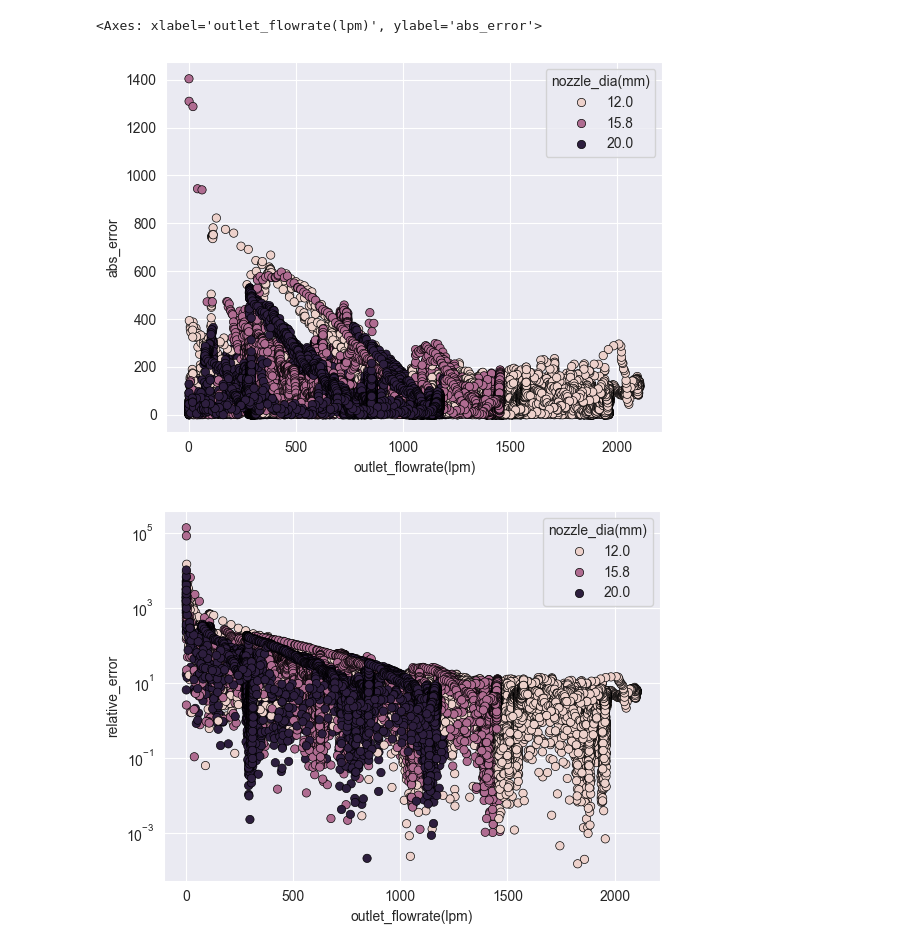
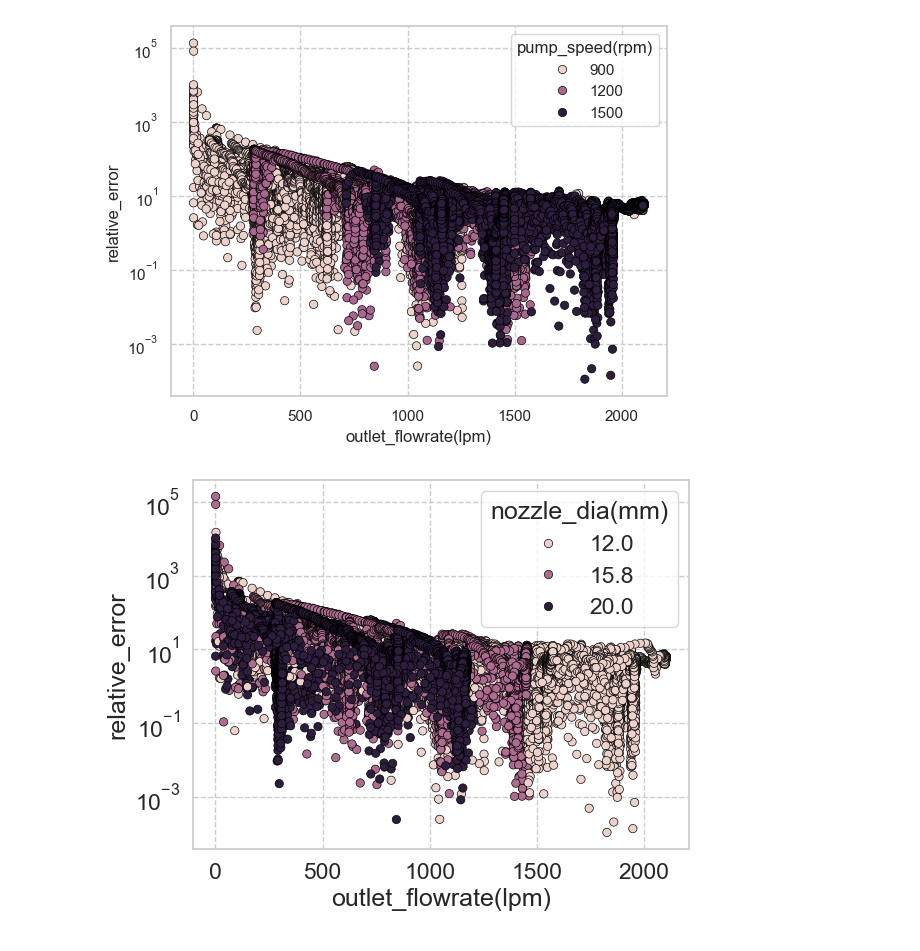
Before and after one commit to jinbeomjeong/estimate_venturi_pump_flow, a Jupyter notebook: analysis_lstm_model.ipynb, the cells around one changed output. Cells and saved outputs as stored; diff of their text form; code cells hidden in the pictures.

```diff
--- a/analysis_lstm_model.ipynb
+++ b/analysis_lstm_model.ipynb
@@ -90,0 +150,7 @@ sns.heatmap(val_data_2.corr(), annot=True, fmt='.2f')
+# %%
+sns.set(font_scale=1.0)
+sns.set_style("whitegrid", {'grid.linestyle': '--'})
+
+sns.boxplot(data=pump_speed_df, x='pump_speed(rpm)', y='relative_error')
+
+plt.yscale('log')
@@ -90,0 +159,7 @@ sns.heatmap(val_data_2.corr(), annot=True, fmt='.2f')
+# %%
+sns.set(font_scale=1.0)
+sns.set_style("whitegrid", {'grid.linestyle': '--'})
+
+sns.boxplot(data=val_data_slice, x='nozzle_dia(mm)', y='relative_error')
+
+plt.yscale('log')
@@ -90,0 +168,7 @@ sns.heatmap(val_data_2.corr(), annot=True, fmt='.2f')
+# %%
+sns.set(font_scale=1.0)
+sns.set_style("whitegrid", {'grid.linestyle': '--'})
+
+sns.boxplot(data=val_data_slice, x='nozzle_len(mm)', y='relative_error')
+
+plt.yscale('log')
@@ -90,0 +177,7 @@ sns.heatmap(val_data_2.corr(), annot=True, fmt='.2f')
+# %%
+sns.set(font_scale=1.0)
+sns.set_style("whitegrid", {'grid.linestyle': '--'})
+
+sns.boxplot(data=val_data_slice, x='venturi_dist(mm)', y='relative_error')
+
+plt.yscale('log')
@@ -91,10 +186,18 @@ sns.heatmap(val_data_2.corr(), annot=True, fmt='.2f')
 # %%
-sns.scatterplot(data=val_data_2, x='outlet_flowrate(lpm)', y='abs_error', hue='nozzle_dia(mm)', edgecolor='black')
+sns.set(font_scale=1.0)
+sns.set_style("whitegrid", {'grid.linestyle': '--'})
+
+sns.scatterplot(data=pump_speed_df, x='outlet_flowrate(lpm)', y='relative_error', hue='pump_speed(rpm)', edgecolor='black')
+
+plt.yscale('log')
 # %% [output]
-<Axes: xlabel='outlet_flowrate(lpm)', ylabel='abs_error'>
-[figure, old version]
+[figure, new version]
 # %%
-sns.scatterplot(data=val_data_2, x='outlet_flowrate(lpm)', y='relative_error', hue='nozzle_dia(mm)', edgecolor='black')
+sns.set(font_scale=1.5)
+sns.set_style("whitegrid", {'grid.linestyle': '--'})
+
+sns.scatterplot(data=val_data_slice, x='outlet_flowrate(lpm)', y='relative_error', hue='nozzle_dia(mm)',  edgecolor='black')
+
 plt.yscale('log')
 # %% [output]
-[figure, old version]
+[figure, new version]
```
Also changed, not shown: parts of 25 cells of this notebook.
